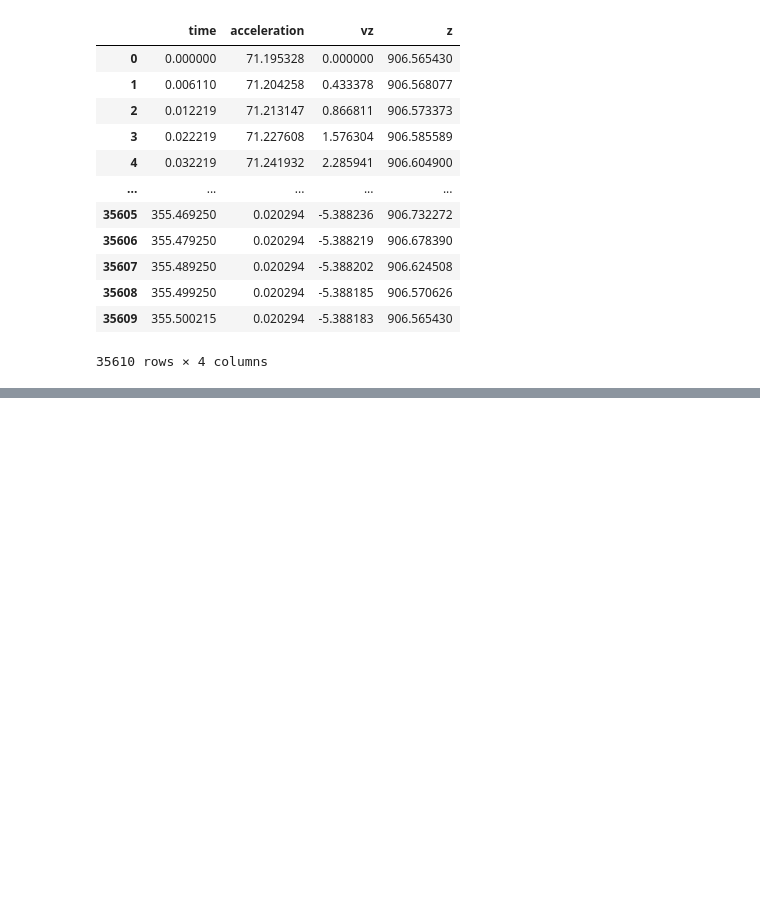
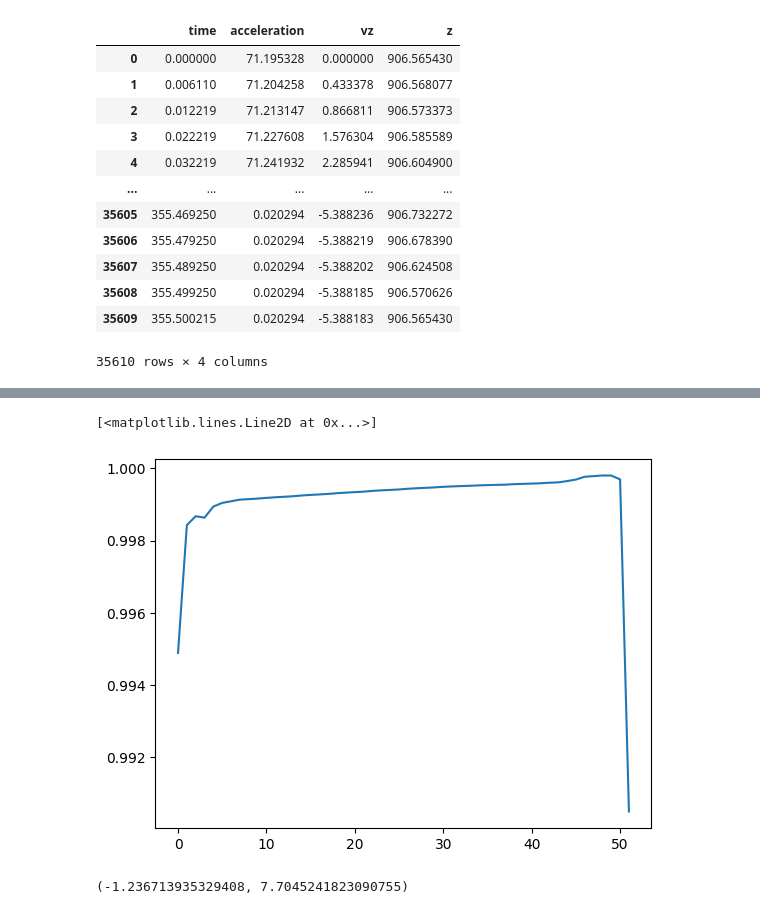
Before and after one commit to CSI-Rockets-Payload/payload-2025-26, a Jupyter notebook: model/preprocess.ipynb, the cells around one changed output, grey strips where cells are left out. Cells and saved outputs as stored; diff of their text form; code cells hidden in the pictures; blank space fills up the shorter version.

```diff
--- a/model/preprocess.ipynb
+++ b/model/preprocess.ipynb
@@ -65,0 +158,9 @@ array([[ 7.60753578e+00, -7.19042794e-03, -1.23671394e+00],
+# %%
+plt.plot(X_hat[i, :, 0])
+# %% [output]
+[<matplotlib.lines.Line2D at 0x...>]
+[figure, added]
+# %%
+X_norm.min(), X_norm.max()
+# %% [output]
+(-1.236713935329408, 7.7045241823090755)
```
Also changed, not shown: parts of 14 cells of this notebook, 1 other file.
